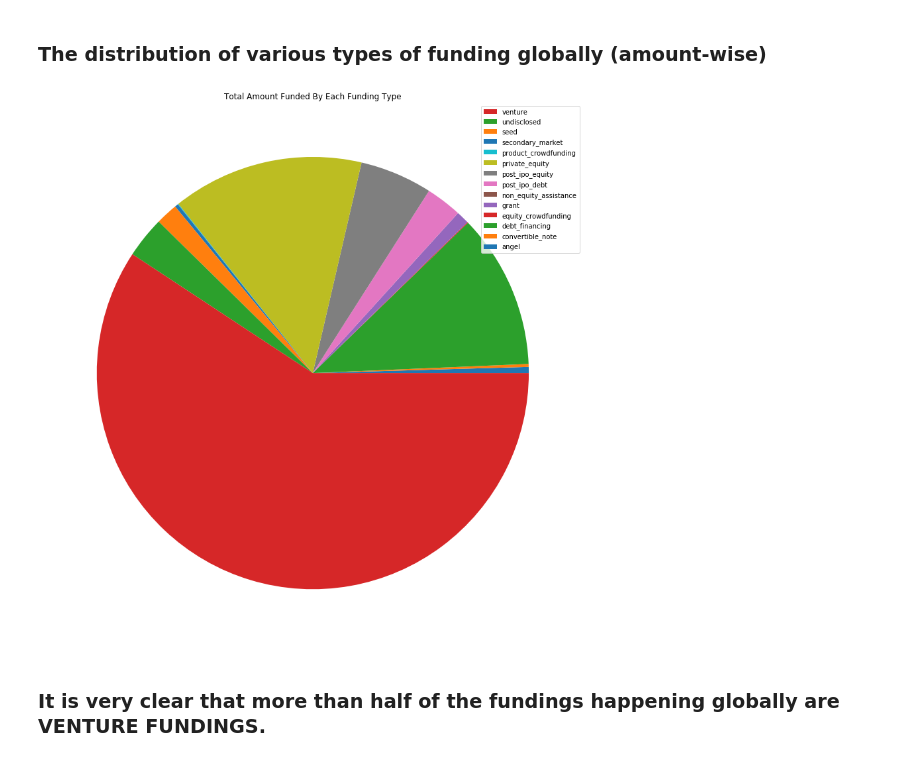
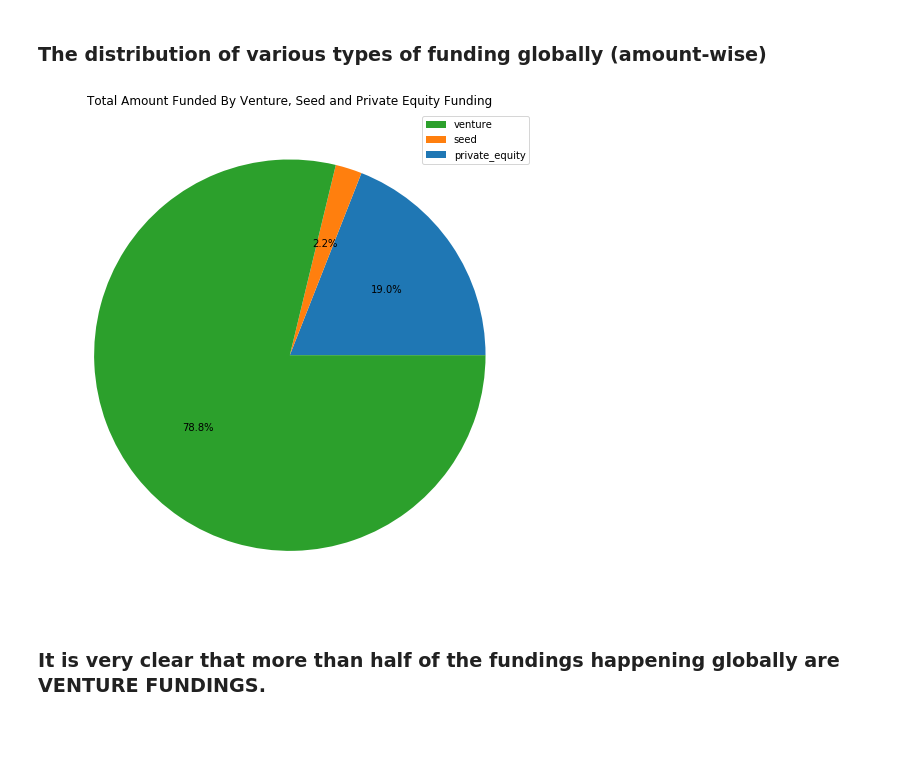
Before and after one commit to vivekav-96/UpGrad-PGDML, a Jupyter notebook: InvestmentAssignment/investment_assignement.ipynb, the cells around one changed output. Cells and saved outputs as stored; diff of their text form; code cells hidden in the pictures; blank space fills up the shorter version.

```diff
--- a/InvestmentAssignment/investment_assignement.ipynb
+++ b/InvestmentAssignment/investment_assignement.ipynb
@@ -468,11 +468,11 @@ plotting_master.head()
 # %% [markdown]
 ### The distribution of various types of funding globally (amount-wise)
 # %%
-funding_distribution_pie = plotting_master.groupby(['funding_round_type']).sum().plot(y='raised_amount_usd', kind='pie', legend='reverse', labels=None, figsize=(15,15), title='Total Amount Funded By Each Funding Type')
+funding_distribution_pie = plotting_master.loc[(plotting_master.funding_round_type == 'venture') | (plotting_master.funding_round_type == 'seed') | (plotting_master.funding_round_type == 'private_equity')].groupby(['funding_round_type']).sum().plot(y='raised_amount_usd', kind='pie', legend='reverse', labels=None, figsize=(9, 9),autopct='%1.1f%%', title='Total Amount Funded By Venture, Seed and Private Equity Funding')
 funding_distribution_pie.set(ylabel='')
 plt.show()
 # %% [output]
-[figure, old version]
+[figure, new version]
 # %% [markdown]
 ### It is very clear that more than half of the fundings happening globally are VENTURE FUNDINGS.
 # %% [markdown]
```
Also changed, not shown: parts of 2 cells of this notebook, 2 other files.
